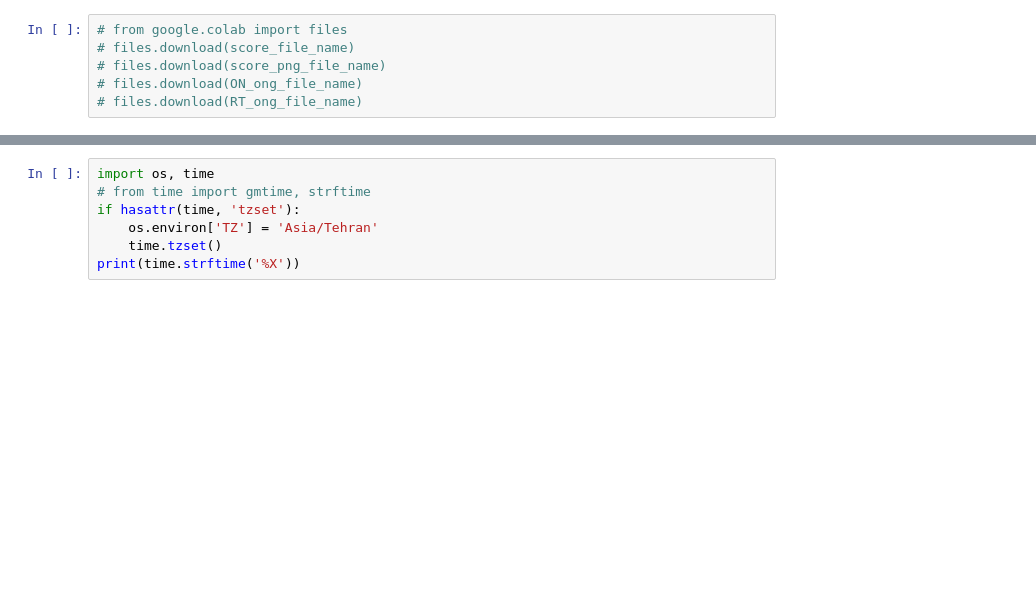
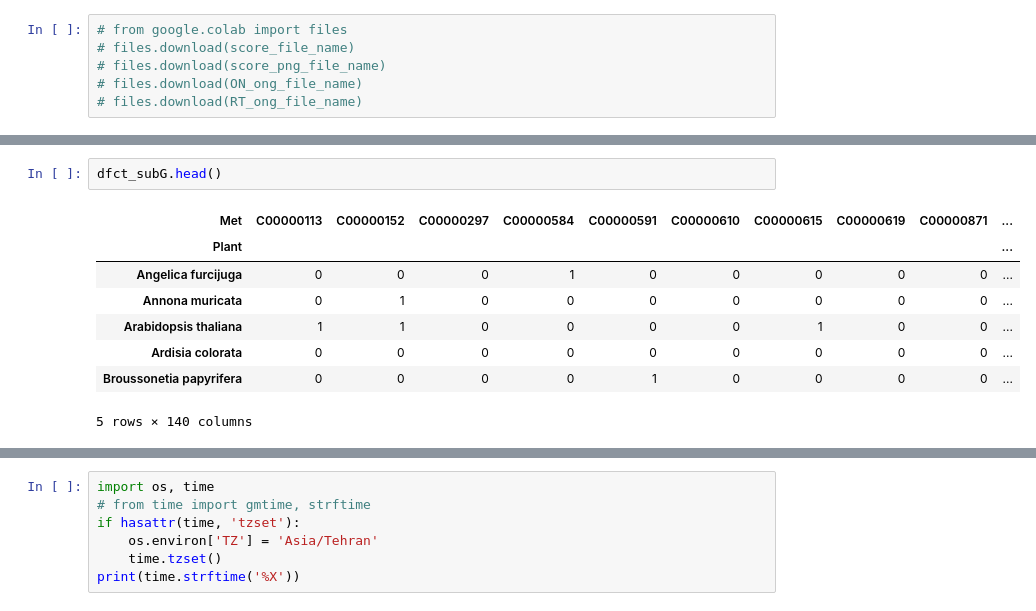
Before and after one commit to mamintoosi/FS-in-Bio-Graphs, a Jupyter notebook: FS_in_Bio_Graphs.ipynb, the cells around one changed output, grey strips where cells are left out. Drawn from its saved outputs; the diff is of its cells as text; blank space fills up the shorter version.

```diff
--- a/FS_in_Bio_Graphs.ipynb
+++ b/FS_in_Bio_Graphs.ipynb
@@ -24,0 +97,11 @@ print(time.strftime('%X'))
+# %%
+dfct_subG.head()
+# %% [output]
+| Met | C00000113 | C00000152 | C00000297 | C00000584 | C00000591 | C00000610 | C00000615 | C00000619 | C00000871 | ... |
+| Plant |  |  |  |  |  |  |  |  |  | ... |
+| Angelica furcijuga | 0 | 0 | 0 | 1 | 0 | 0 | 0 | 0 | 0 | ... |
+| Annona muricata | 0 | 1 | 0 | 0 | 0 | 0 | 0 | 0 | 0 | ... |
+| Arabidopsis thaliana | 1 | 1 | 0 | 0 | 0 | 0 | 1 | 0 | 0 | ... |
+| Ardisia colorata | 0 | 0 | 0 | 0 | 0 | 0 | 0 | 0 | 0 | ... |
+| Broussonetia papyrifera | 0 | 0 | 0 | 0 | 1 | 0 | 0 | 0 | 0 | ... |
+5 rows × 140 columns
```
Also changed, not shown: parts of 20 cells of this notebook, 16 other files.
